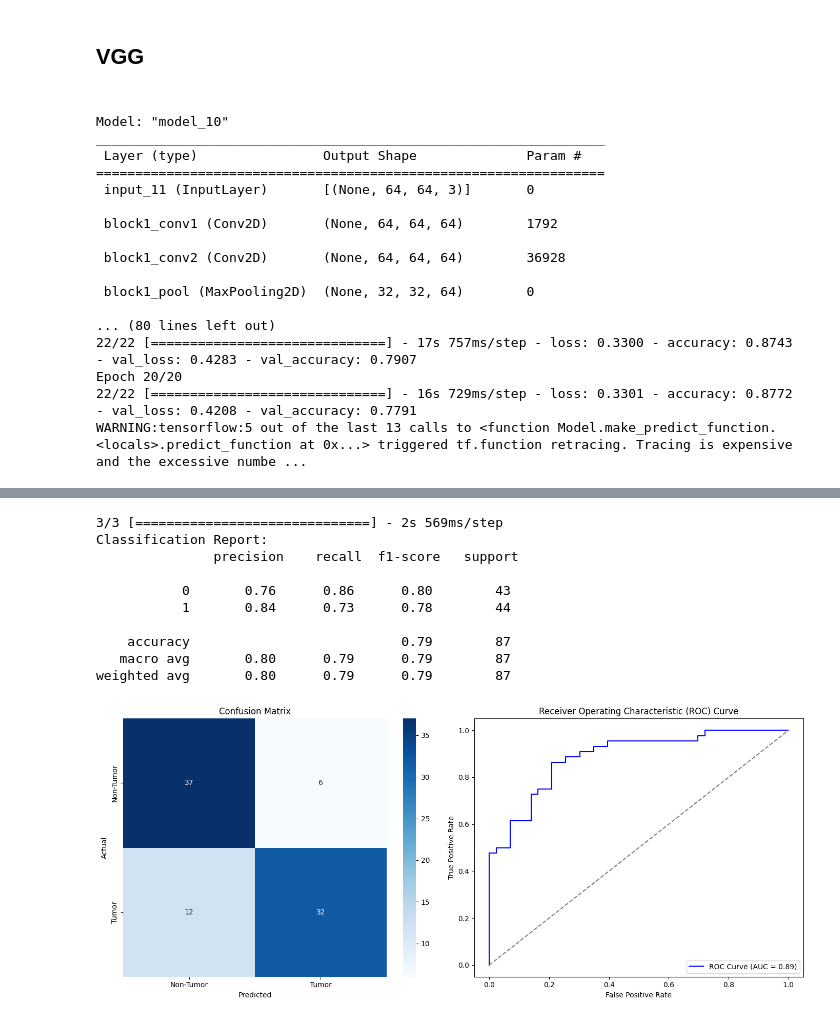
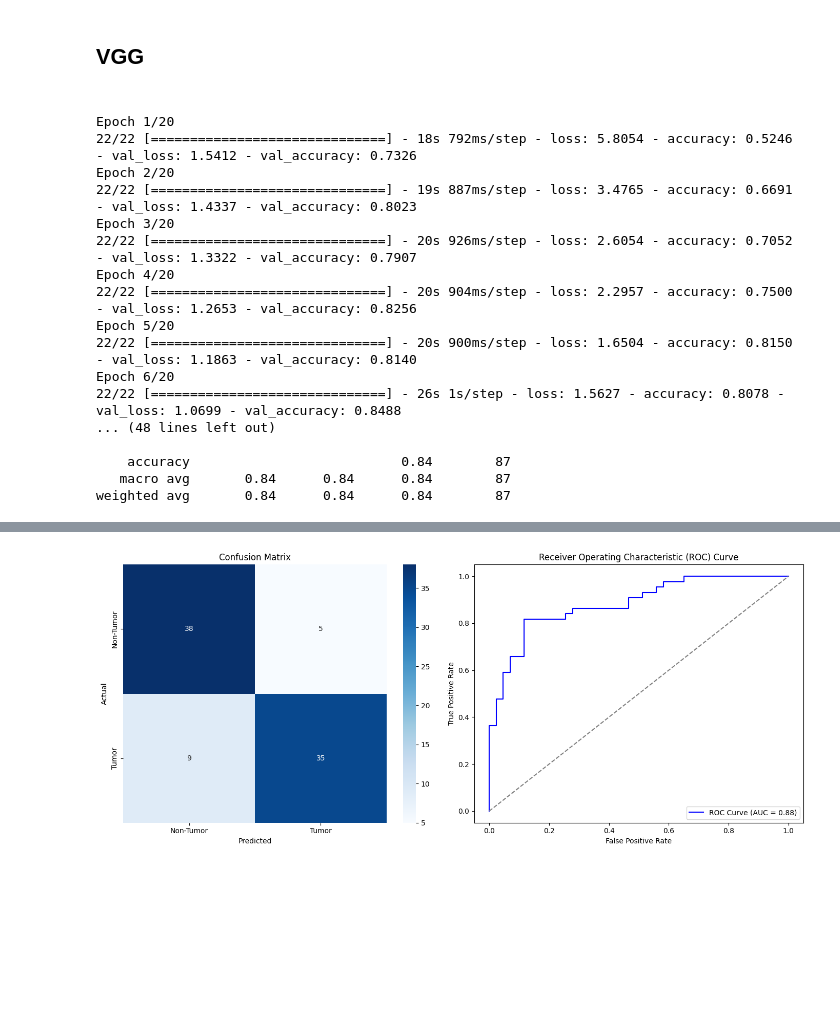
Before and after one commit to TrippWhaley/comp-562-final-project, a Jupyter notebook: project.ipynb, the cells around one changed output, grey strips where cells are left out. Drawn from its saved outputs; the diff is of its cells as text; code cells hidden in the pictures; blank space fills up the shorter version.

```diff
--- a/project.ipynb
+++ b/project.ipynb
@@ -651,7 +669,7 @@ from tensorflow.keras.callbacks import EarlyStopping
 # Load the VGG16 model with pre-trained ImageNet weights
 base_model = VGG16(weights='imagenet', include_top=False, input_shape=(64, 64, 3))
 
-# Freeze the base model layers
+# Freeze the base model layers for initial training
 for layer in base_model.layers:
     layer.trainable = False
 
@@ -668,13 +686,10 @@ vgg_model = Model(inputs=base_model.input, outputs=output)
 # Compile the model
 vgg_model.compile(optimizer=Adam(learning_rate=1e-4), loss='binary_crossentropy', metrics=['accuracy'])
 
-# Display model summary
-vgg_model.summary()
-
 # Early stopping to prevent overfitting
 early_stopping = EarlyStopping(monitor='val_loss', patience=5, restore_best_weights=True)
 
-# Train the model
+# Train the model with the base layers frozen
 history = vgg_model.fit(
     X_train_rgb, y_train,
     validation_data=(X_val_rgb, y_val),
@@ -684,23 +699,42 @@ history = vgg_model.fit(
     verbose=1
 )
 
-# Evaluate the model using the custom test function
+# Fine-tuning: Unfreeze some layers
+for layer in base_model.layers[-20:]:  # Unfreeze last 20 layers
+    layer.trainable = True
+
+# Recompile the model with a lower learning rate for fine-tuning
+vgg_model.compile(optimizer=Adam(learning_rate=1e-5), loss='binary_crossentropy', metrics=['accuracy'])
+
+# Fine-tune the model
+history_fine_tune = vgg_model.fit(
+    X_train_rgb, y_train,
+    validation_data=(X_val_rgb, y_val),
+    epochs=20,
+    batch_size=32,
+    callbacks=[early_stopping],
+    verbose=1
+)
+
+# Evaluate the model on the test set
 evaluate_model(vgg_model, X_test_rgb, y_test)
+
+# Save the fine-tuned model
 # %% [output]
-Model: "model_10"
-_________________________________________________________________
- Layer (type)                Output Shape              Param #
-=================================================================
- input_11 (InputLayer)       [(None, 64, 64, 3)]       0
+Epoch 1/20
+22/22 [==============================] - 18s 792ms/step - loss: 5.8054 - accuracy: 0.5246 - val_loss: 1.5412 - val_accuracy: 0.7326
+Epoch 2/20
+22/22 [==============================] - 19s 887ms/step - loss: 3.4765 - accuracy: 0.6691 - val_loss: 1.4337 - val_accuracy: 0.8023
+Epoch 3/20
+22/22 [==============================] - 20s 926ms/step - loss: 2.6054 - accuracy: 0.7052 - val_loss: 1.3322 - val_accuracy: 0.7907
+Epoch 4/20
+22/22 [==============================] - 20s 904ms/step - loss: 2.2957 - accuracy: 0.7500 - val_loss: 1.2653 - val_accuracy: 0.8256
+Epoch 5/20
+22/22 [==============================] - 20s 900ms/step - loss: 1.6504 - accuracy: 0.8150 - val_loss: 1.1863 - val_accuracy: 0.8140
+Epoch 6/20
+22/22 [==============================] - 26s 1s/step - loss: 1.5627 - accuracy: 0.8078 - val_loss: 1.0699 - val_accuracy: 0.8488
+... (48 lines left out)
 
- block1_conv1 (Conv2D)       (None, 64, 64, 64)        1792
-
- block1_conv2 (Conv2D)       (None, 64, 64, 64)        36928
-
- block1_pool (MaxPooling2D)  (None, 32, 32, 64)        0
-
-... (80 lines left out)
-22/22 [==============================] - 17s 757ms/step - loss: 0.3300 - accuracy: 0.8743 - val_loss: 0.4283 - val_accuracy: 0.7907
-Epoch 20/20
-22/22 [==============================] - 16s 729ms/step - loss: 0.3301 - accuracy: 0.8772 - val_loss: 0.4208 - val_accuracy: 0.7791
-WARNING:tensorflow:5 out of the last 13 calls to <function Model.make_predict_function.<locals>.predict_function at 0x...> triggered tf.function retracing. Tracing is expensive and the excessive numbe ...
+    accuracy                           0.84        87
+   macro avg       0.84      0.84      0.84        87
+weighted avg       0.84      0.84      0.84        87
@@ -708,11 +741 @@ WARNING:tensorflow:5 out of the last 13 calls to <function Model.make_predict_fu
-3/3 [==============================] - 2s 569ms/step
-Classification Report:
-               precision    recall  f1-score   support
-
-           0       0.76      0.86      0.80        43
-           1       0.84      0.73      0.78        44
-
-    accuracy                           0.79        87
-   macro avg       0.80      0.79      0.79        87
-weighted avg       0.80      0.79      0.79        87
-[figure, old version]
+[figure, new version]
```
Also changed, not shown: parts of 16 cells of this notebook.
